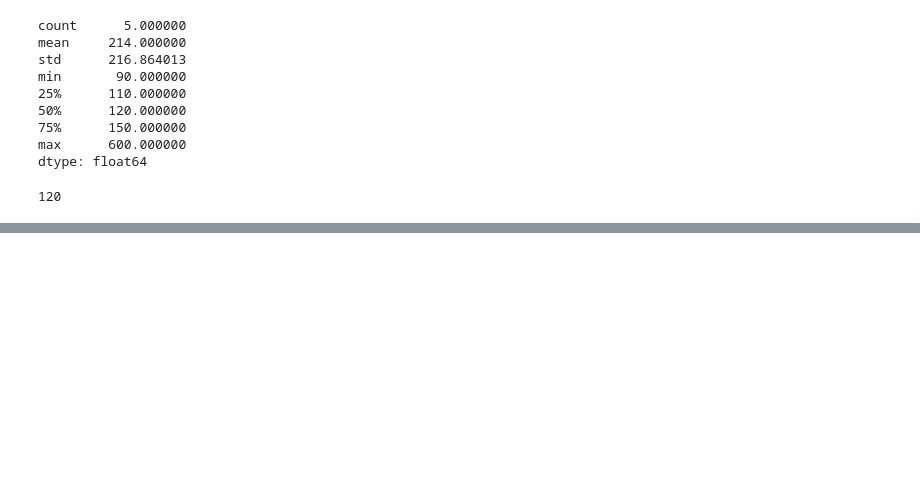
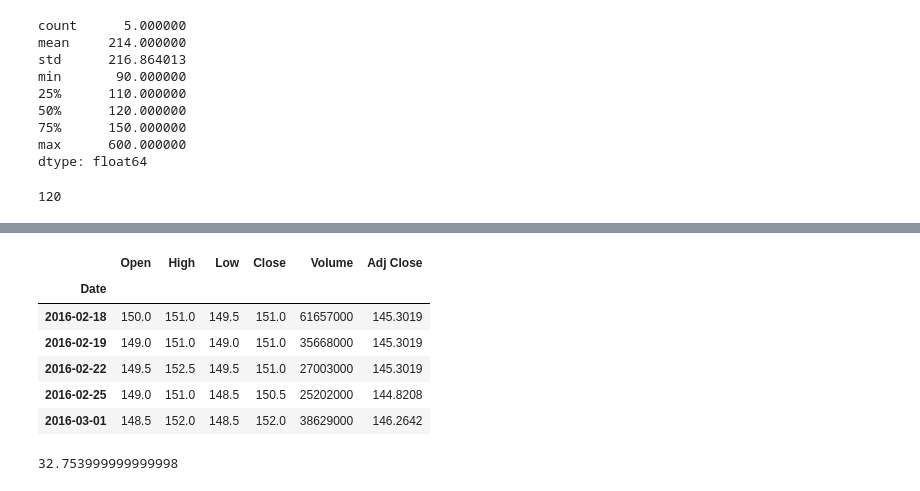
Before and after one commit to ywchiu/pyfintech2, a Jupyter notebook: 20160930Demo.ipynb, the cells around one changed output, grey strips where cells are left out. Cells and saved outputs as stored; diff of their text form; code cells hidden in the pictures; blank space fills up the shorter version.

```diff
--- a/20160930Demo.ipynb
+++ b/20160930Demo.ipynb
@@ -207,0 +256,15 @@ v_50per
+# %%
+(df['Close']>=150) & (df.index>='2016-01-01')
+df[(df['Close']>=150) & (df.index>='2016-01-01')].head()
+# %% [output]
+|  | Open | High | Low | Close | Volume | Adj Close |
+| Date |  |  |  |  |  |  |
+| 2016-02-18 | 150.0 | 151.0 | 149.5 | 151.0 | 61657000 | 145.3019 |
+| 2016-02-19 | 149.0 | 151.0 | 149.0 | 151.0 | 35668000 | 145.3019 |
+| 2016-02-22 | 149.5 | 152.5 | 149.5 | 151.0 | 27003000 | 145.3019 |
+| 2016-02-25 | 149.0 | 151.0 | 148.5 | 150.5 | 25202000 | 144.8208 |
+| 2016-03-01 | 148.5 | 152.0 | 148.5 | 152.0 | 38629000 | 146.2642 |
+# %%
+df['Close'].min()
+# %% [output]
+32.753999999999998
```
Also changed, not shown: parts of 18 cells of this notebook.
